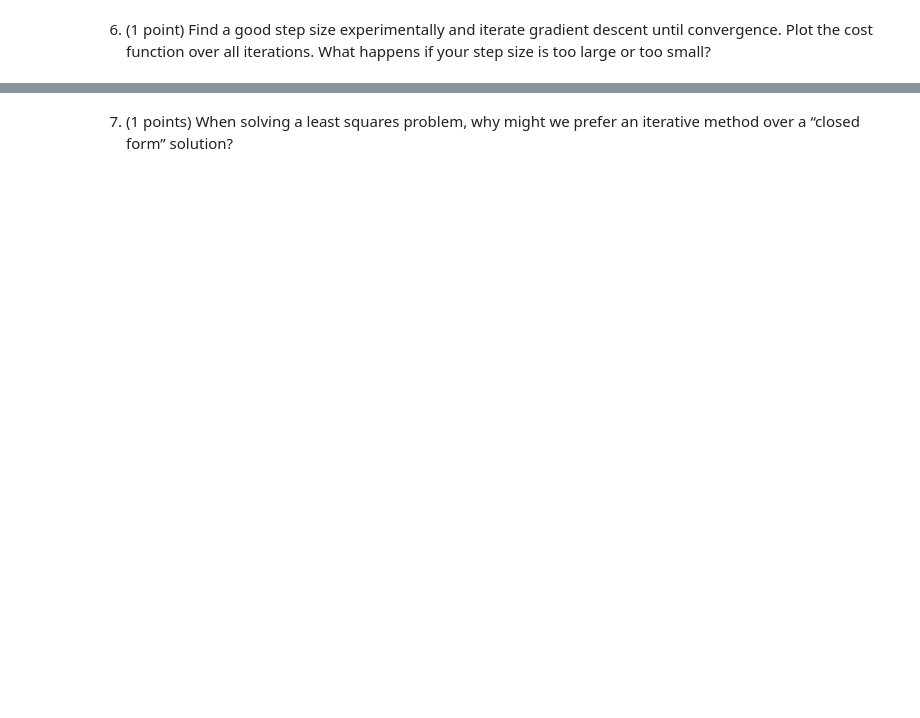
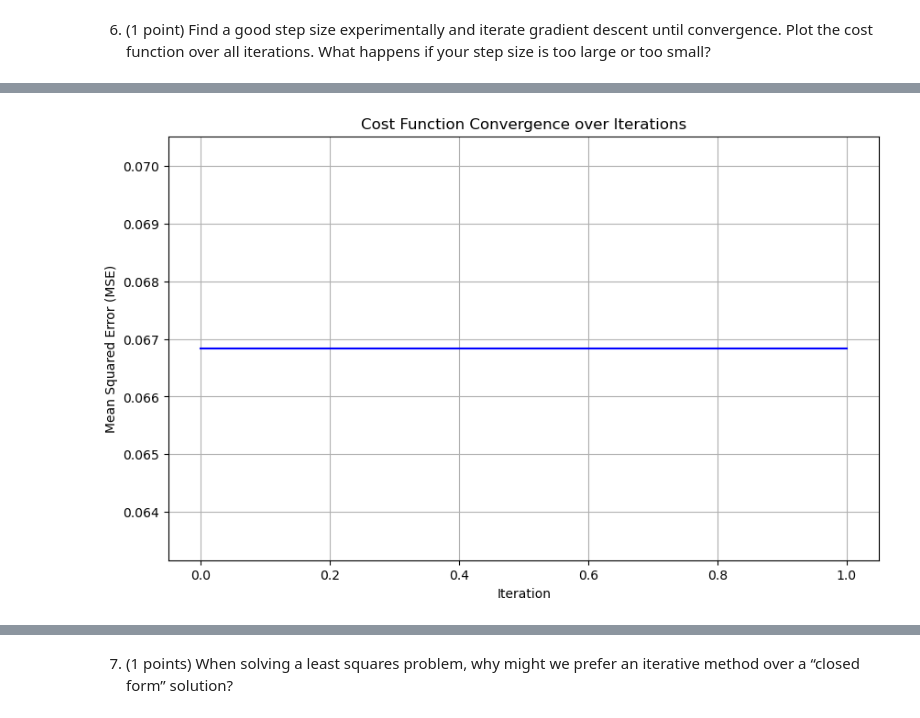
Before and after one commit to Davidpereira2803/IML_Assigments, a Jupyter notebook: Assignment1/assignmentself1.ipynb, the cells around one changed output, grey strips where cells are left out. Drawn from its saved outputs; the diff is of its cells as text; code cells hidden in the pictures; blank space fills up the shorter version.

```diff
--- a/Assignment1/assignmentself1.ipynb
+++ b/Assignment1/assignmentself1.ipynb
@@ -36,3 +597,101 @@ descent and check that the cost has decreased.
 # %% [markdown]
 6. (1 point) Find a good step size experimentally and iterate gradient descent until convergence. Plot
 the cost function over all iterations. What happens if your step size is too large or too small?
+# %%
+# Task 6: Iterative Gradient Descent with Backtracking Line Search
+
+# Initialize parameters from Task 5
+a = a_current  # Current slope from Task 5
+b = b_current  # Current intercept from Task 5
+
+# Define backtracking line search parameters
+alpha_init = 1.0  # Initial step size
+rho = 0.5         # Step size reduction factor
+c = 1e-4          # Sufficient decrease parameter
+
+# Define convergence criteria
+tolerance = 1e-6  # Threshold for change in cost
+max_iterations = 1000  # Maximum number of iterations to prevent infinite loops
+
+# Initialize lists to store cost history
+cost_history = [current_cost]
+a_history = [a]
+b_history = [b]
+
+# Gradient Descent Iterative Optimization
+for iteration in range(1, max_iterations + 1):
+    # Compute gradients at current parameters
+    da, db = compute_gradients(a, b, X, Y)
+
+    # Initialize alpha for backtracking
+    alpha = alpha_init
+
+    # Compute the current cost
+    current_cost = compute_cost(a, b, X, Y)
+
+    # Compute the cost with the proposed step
+    a_temp = a - alpha * da
+    b_temp = b - alpha * db
+    temp_cost = compute_cost(a_temp, b_temp, X, Y)
+
+    # Backtracking line search to find suitable alpha
+    while temp_cost > current_cost - c * alpha * (da**2 + db**2):
+        alpha *= rho
+        a_temp = a - alpha * da
+        b_temp = b - alpha * db
+        temp_cost = compute_cost(a_temp, b_temp, X, Y)
+
+    # Update parameters
+    a = a_temp
+    b = b_temp
+
+    # Compute the new cost
+    new_cost = temp_cost
+
+    # Store history
+    cost_history.append(new_cost)
+    a_history.append(a)
+    b_history.append(b)
+
+    # Check for convergence
+    if abs(cost_history[-2] - cost_history[-1]) < tolerance:
+        print(f"Convergence reached at iteration {iteration}.")
+        break
+
+    # Optionally, print progress every 100 iterations
+    if iteration % 100 == 0:
+        print(f"Iteration {iteration}: Cost = {new_cost:.6f}, Slope (a) = {a:.6f}, Intercept (b) = {b:.6f}")
+else:
+    print("Maximum iterations reached without full convergence.")
+
+# Final Parameters
+print(f"\nFinal Parameters after {iteration} iterations:")
+print(f"Slope (a): {a:.6f}")
+print(f"Intercept (b): {b:.6f}")
+
+# Plot the cost function over all iterations
+plt.figure(figsize=(10, 6))
+plt.plot(cost_history, color='blue')
+plt.title('Cost Function Convergence over Iterations')
+plt.xlabel('Iteration')
+plt.ylabel('Mean Squared Error (MSE)')
+plt.grid(True)
+plt.show()
+
+# Plot the final regression line against the transformed data
+plt.figure(figsize=(10, 6))
+sns.scatterplot(x='x', y='y', data=subset_scaled, color='blue', label='Transformed Data Points')
+
+# Compute predictions with final parameters
+Y_pred_final = a * X + b
+
+# Plot the final regression line
+plt.plot(X, Y_pred_final, color='red', label=f'Final Regression Line (a={a:.4f}, b={b:.4f})')
+
+plt.title('Final Linear Regression Fit on Transformed Data')
+plt.xlabel('Standardized Ambient Air Temperature (Z-score)')
+plt.ylabel('Standardized Energy Output (Z-score)')
+plt.legend()
+plt.grid(True)
+plt.show()
+# %% [output]
@@ -38,0 +703 @@ the cost function over all iterations. What happens if your step size is too lar
+[figure, added]
```
Also changed, not shown: parts of 31 cells of this notebook, 5 other files.
